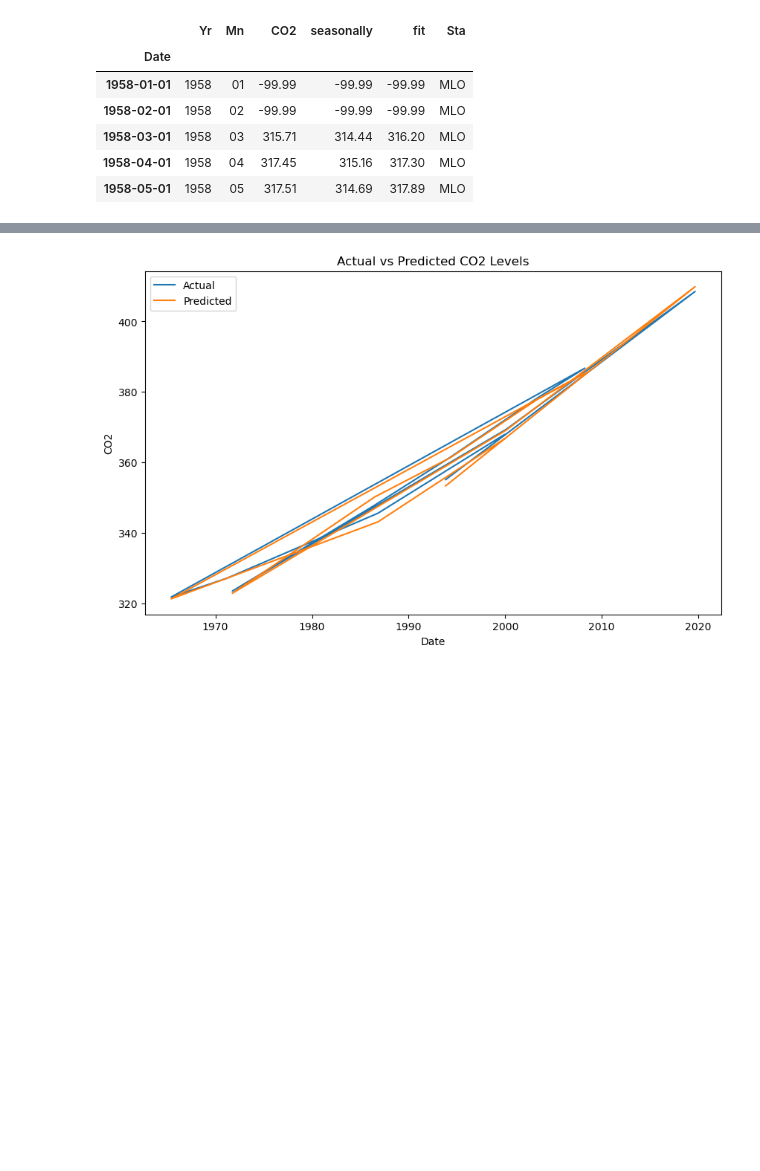
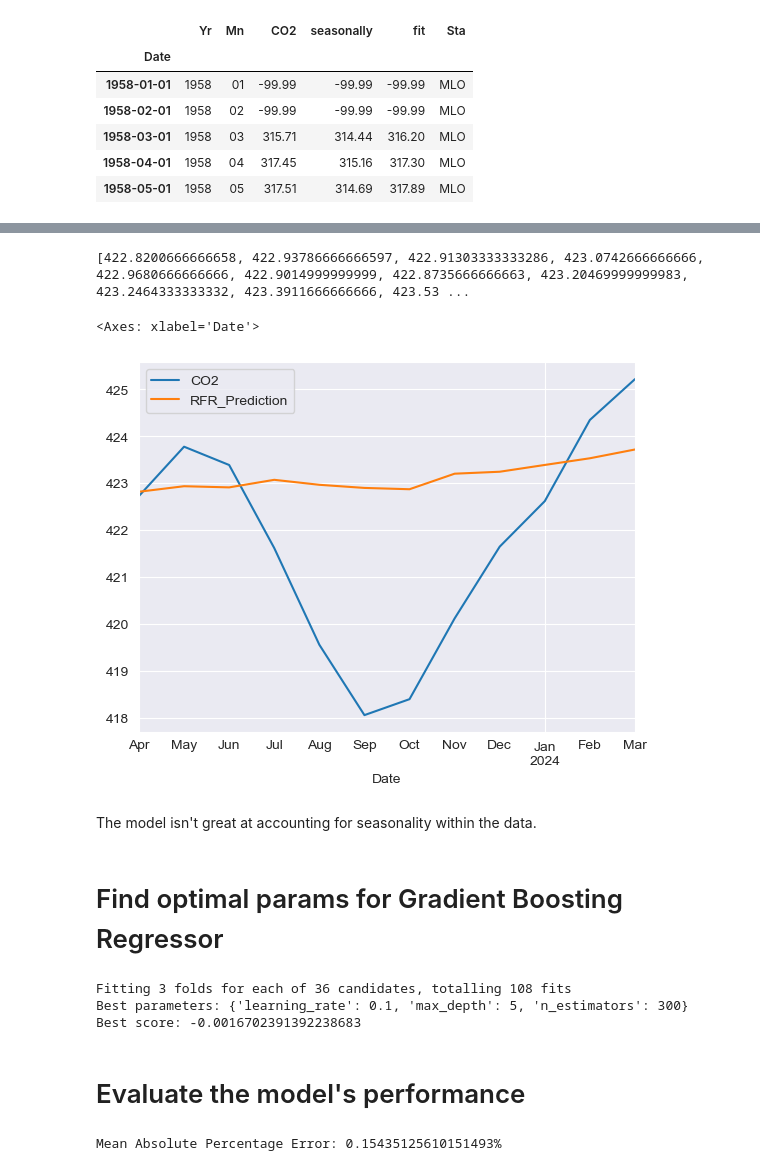
Before and after one commit to LethalDriver/Time-Series-Analysis-Lab, a Jupyter notebook: Lab8.ipynb, the cells around one changed output, grey strips where cells are left out. Drawn from its saved outputs; the diff is of its cells as text; code cells hidden in the pictures; blank space fills up the shorter version.

```diff
--- a/Lab8.ipynb
+++ b/Lab8.ipynb
@@ -80,11 +113,66 @@ plt.show()
 # %%
-plt.figure(figsize=(10, 6))
-plt.plot(y_test.tail(12).index, y_test.tail(12).values, label='Actual')
-plt.plot(y_test.tail(12).index, y_pred[-12:], label='Predicted')
-plt.xlabel('Date')
-plt.ylabel('CO2')
-plt.title('Actual vs Predicted CO2 Levels')
-plt.legend()
-plt.show()
+def get_first_eval_batch(data, n):
+    return data[-n:].reshape(-1, n)
+
+def make_predictions(train_data, test_data, model, lag_count):
+    test_prediction_rfr = []
+    current_batch = get_first_eval_batch(train_data, lag_count)
+
+    for _ in range(len(test_data)):
+        current_batch_df = pd.DataFrame(current_batch, columns=X_train.columns)
+        current_pred = model.predict(current_batch_df)[0]
+        test_prediction_rfr.append(current_pred)
+        current_batch = np.append(current_batch[:,1:], [[current_pred]], axis=1)
+
+    return test_prediction_rfr
+
+train = df[:-12]
+test = df[-12:]
+
+test_prediction_rfr = make_predictions(train["CO2"].values, test, model, lag_count)
+
+print(test_prediction_rfr)
 # %% [output]
-[figure, removed]
+[422.8200666666658, 422.93786666666597, 422.91303333333286, 423.0742666666666, 422.9680666666666, 422.9014999999999, 422.8735666666663, 423.20469999999983, 423.2464333333332, 423.3911666666666, 423.53 ...
+# %%
+df_comp = test["CO2"].to_frame()
+df_comp["RFR_Prediction"] = test_prediction_rfr
+df_comp.plot()
+# %% [output]
+<Axes: xlabel='Date'>
+[figure, added]
+# %% [markdown]
+The model isn't great at accounting for seasonality within the data.
+# %% [markdown]
+# Find optimal params for Gradient Boosting Regressor
+# %%
+from sklearn.ensemble import GradientBoostingRegressor
+
+param_grid = {
+    'n_estimators': [100, 200, 300],
+    'learning_rate': [0.01, 0.1, 0.2],
+    'max_depth': [1, 3, 5, 10]
+}
+
+grid_search = GridSearchCV(estimator=GradientBoostingRegressor(random_state=42), param_grid=param_grid, cv=3, scoring='neg_mean_absolute_percentage_error', verbose=2, n_jobs=-1)
+
+grid_search.fit(X_train, y_train)
+
+best_params = grid_search.best_params_
+best_score = grid_search.best_score_
+gb_model = grid_search.best_estimator_
+
+print(f"Best parameters: {best_params}")
+print(f"Best score: {best_score}")
+# %% [output]
+Fitting 3 folds for each of 36 candidates, totalling 108 fits
+Best parameters: {'learning_rate': 0.1, 'max_depth': 5, 'n_estimators': 300}
+Best score: -0.0016702391392238683
+# %% [markdown]
+# Evaluate the model's performance
+# %%
+y_pred = gb_model.predict(X_test)
+mape = mean_absolute_percentage_error(y_test, y_pred)*100
+print(f"Mean Absolute Percentage Error: {mape}%")
+# %% [output]
+Mean Absolute Percentage Error: 0.15435125610151493%
```
Also changed, not shown: parts of 30 cells of this notebook, 1 other file.
